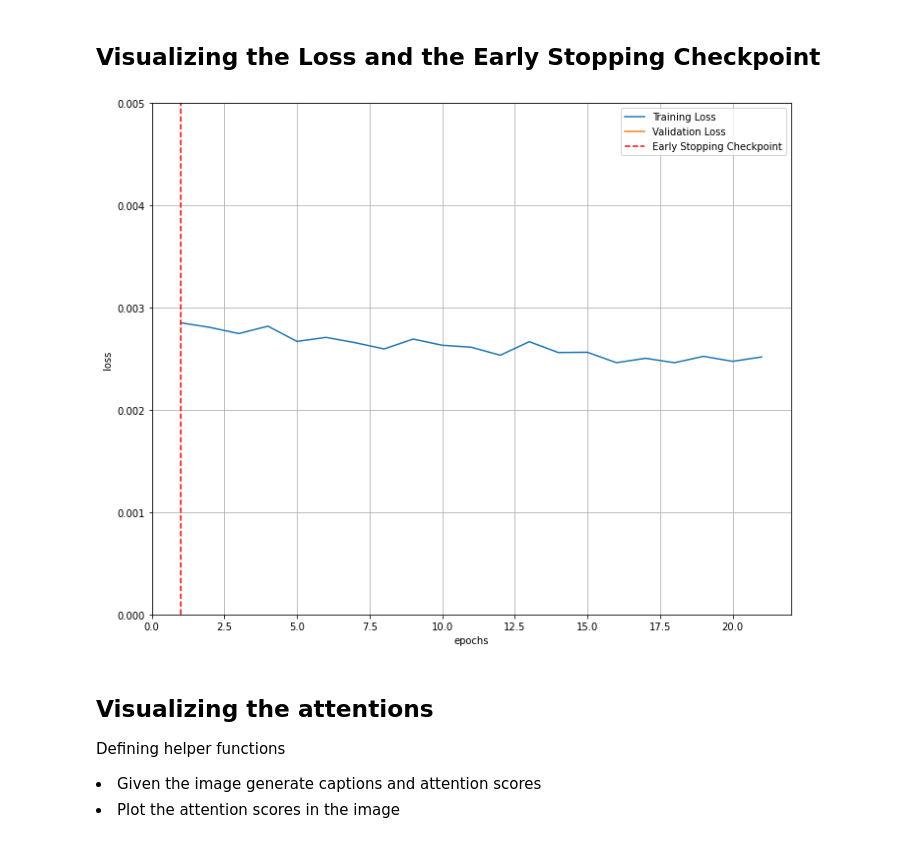
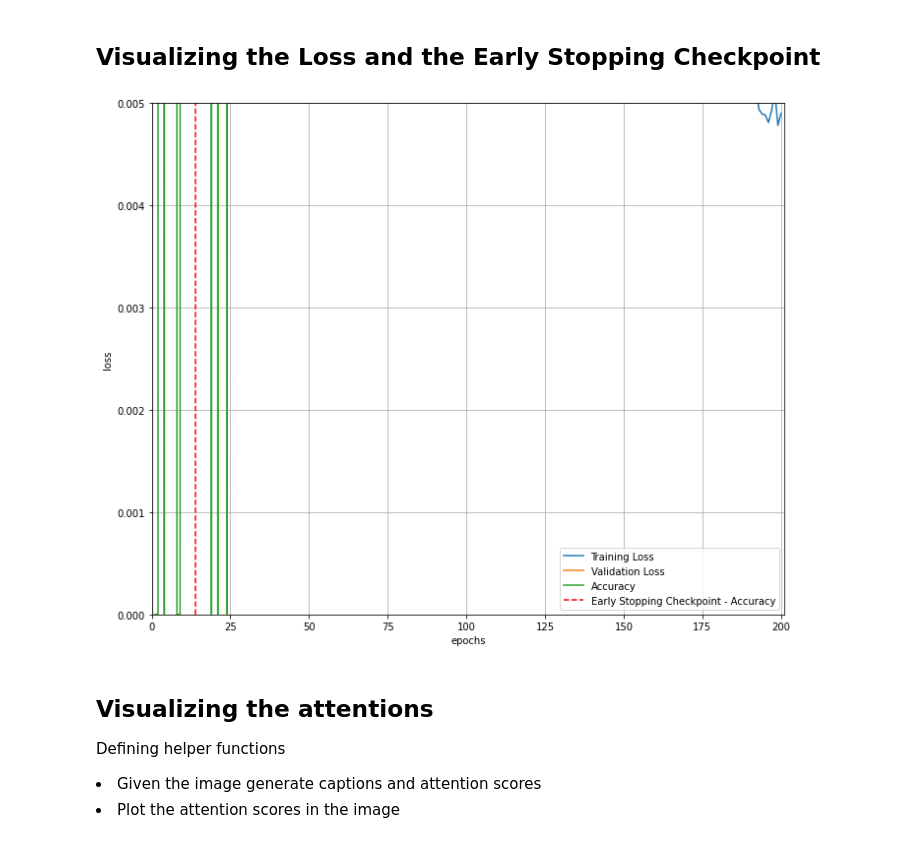
Before and after one commit to safaa-alnabulsi/coat-of-arms, a Jupyter notebook: notebooks/06-baseline-model-train-on-all.ipynb, the cells around one changed output. Cells and saved outputs as stored; diff of their text form; code cells hidden in the pictures.

Commit message:
Add EarlyStopping in training - based on accuracy

```diff
--- a/notebooks/06-baseline-model-train-on-all.ipynb
+++ b/notebooks/06-baseline-model-train-on-all.ipynb
@@ -476,8 +471,13 @@ def train_model(model, batch_size, patience, n_epochs):
     # to track the average validation loss per epoch as the model trains
     avg_valid_losses = []
 
+    # to track the accuracy as the model trains
+    accuracy_list = []
+    avg_acc = []
+
     # initialize the early_stopping object
-    early_stopping = EarlyStopping(patience=patience, verbose=True)
+#     early_stopping = EarlyStopping(patience=patience, verbose=True)
+    early_stopping = EarlyStoppingAccuracy(patience=patience, verbose=True)
 
     for epoch in range(1, n_epochs + 1):
 
@@ -505,32 +505,42 @@ def train_model(model, batch_size, patience, n_epochs):
         ######################
         # validate the model #
         ######################
-        _ , val_losses, _, acc_score = validate_model(model, criterion, val_loader, val_dataset, vocab_size, device)
+        _ , val_losses, _, accuracy_list, _ = validate_model(model, criterion, val_loader, val_dataset, vocab_size, device)
 
         # print training/validation statistics
         # calculate average loss over an epoch
         train_loss = np.average(train_losses)
+        avg_train_losses.append(train_loss)
+
         # Copy the tensor to host memory first to move tensor to numpy
-        valid_losses = valid_loss_arr = list_of_tensors_to_numpy_arr(val_losses)
+        valid_losses = list_of_tensors_to_numpy_arr(val_losses)
         valid_loss = np.average(valid_losses)
-        avg_train_losses.append(train_loss)
         avg_valid_losses.append(valid_loss)
+
+        # calculate average accuracy over an epoch
+        accuracy = np.average(accuracy_list)
+        avg_acc.append(accuracy)
 
         epoch_len = len(str(n_epochs))
 
+#         print_msg = (f'[{epoch:>{epoch_len}}/{n_epochs:>{epoch_len}}] ' +
+#                      f'train_loss: {train_loss:.5f} ' +
+#                      f'valid_loss: {valid_loss:.5f}')
+
         print_msg = (f'[{epoch:>{epoch_len}}/{n_epochs:>{epoch_len}}] ' +
-                     f'train_loss: {train_loss:.5f} ' +
-                     f'valid_loss: {valid_loss:.5f}')
+                     f'avg_acc: {accuracy:.5f} ')
 
         print(print_msg)
 
         # clear lists to track next epoch
         train_losses = []
         valid_losses = []
+        accuracy_list = []
 
         # early_stopping needs the validation loss to check if it has decresed,
         # and if it has, it will make a checkpoint of the current model
-        early_stopping(valid_loss, model)
+#         early_stopping(valid_loss, model)
+        early_stopping(accuracy, model)
 
         if early_stopping.early_stop:
             print("Early stopping")
@@ -539,7 +549,7 @@ def train_model(model, batch_size, patience, n_epochs):
     # load the last checkpoint with the best model
     model.load_state_dict(torch.load('checkpoint.pt'))
 
-    return  model, avg_train_losses, avg_valid_losses
+    return  model, avg_train_losses, avg_valid_losses, avg_acc
 
 batch_size = 128
 n_epochs = 200
@@ -547,6 +557,6 @@ n_epochs = 200
 # early stopping patience; how long to wait after last time validation loss improved.
 patience = 20
 
-model, train_loss, valid_loss = train_model(model, batch_size, patience, n_epochs)
+model, train_loss, valid_loss, avg_acc = train_model(model, batch_size, patience, n_epochs)
 # %% [output]
 cuda
@@ -571,26 +597,32 @@ Early stopping
 # %%
 # visualize the loss as the network trained
 fig = plt.figure(figsize=(10,8))
 plt.plot(range(1,len(train_loss)+1),train_loss, label='Training Loss')
 
 valid_loss_arr = list_of_tensors_to_numpy_arr(valid_loss)
 plt.plot(range(1,len(valid_loss_arr)+1),valid_loss_arr,label='Validation Loss')
 
+# # find position of lowest validation loss
+# minposs = valid_loss.index(min(valid_loss))+1
+# plt.axvline(minposs, linestyle='--', color='r',label='Early Stopping Checkpoint')
+
+plt.plot(range(1,len(avg_acc)+1),avg_acc,label='Accuracy')
+
 # find position of lowest validation loss
-minposs = valid_loss.index(min(valid_loss))+1
-plt.axvline(minposs, linestyle='--', color='r',label='Early Stopping Checkpoint')
+maxposs = avg_acc.index(max(avg_acc))-1
+plt.axvline(maxposs, linestyle='--', color='r',label='Early Stopping Checkpoint - Accuracy')
 
 plt.xlabel('epochs')
 plt.ylabel('loss')
 plt.ylim(0, 0.005) # consistent scale
 plt.xlim(0, len(train_loss)+1) # consistent scale
 plt.grid(True)
 plt.legend()
 plt.tight_layout()
 plt.show()
 fig.savefig('loss_plot.png', bbox_inches='tight')
 # %% [output]
-[figure, old version]
+[figure, new version]
 # %% [markdown]
 ##  Visualizing the attentions
 Defining helper functions
```
Also changed, not shown: parts of 6 cells of this notebook, 2 other files.
